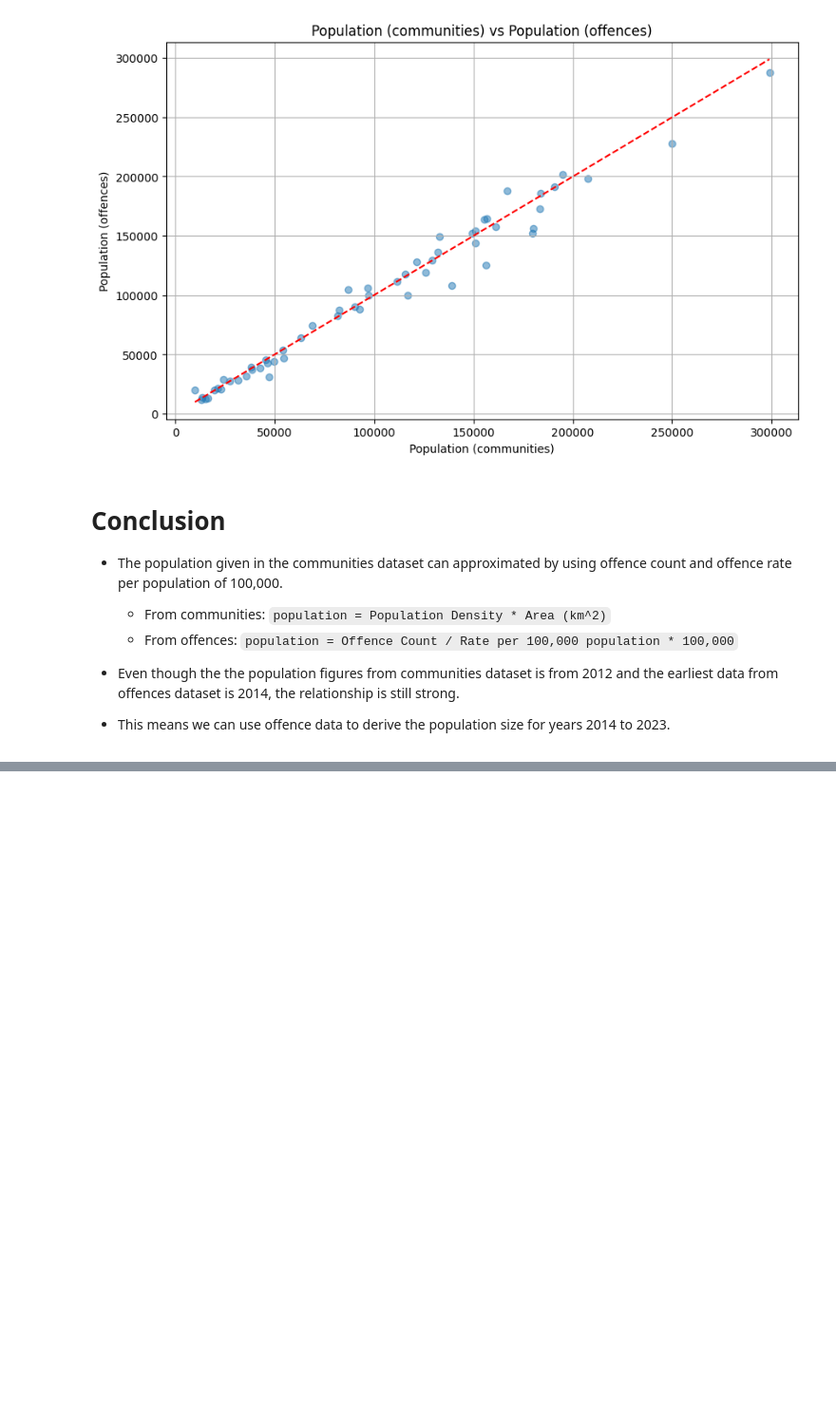
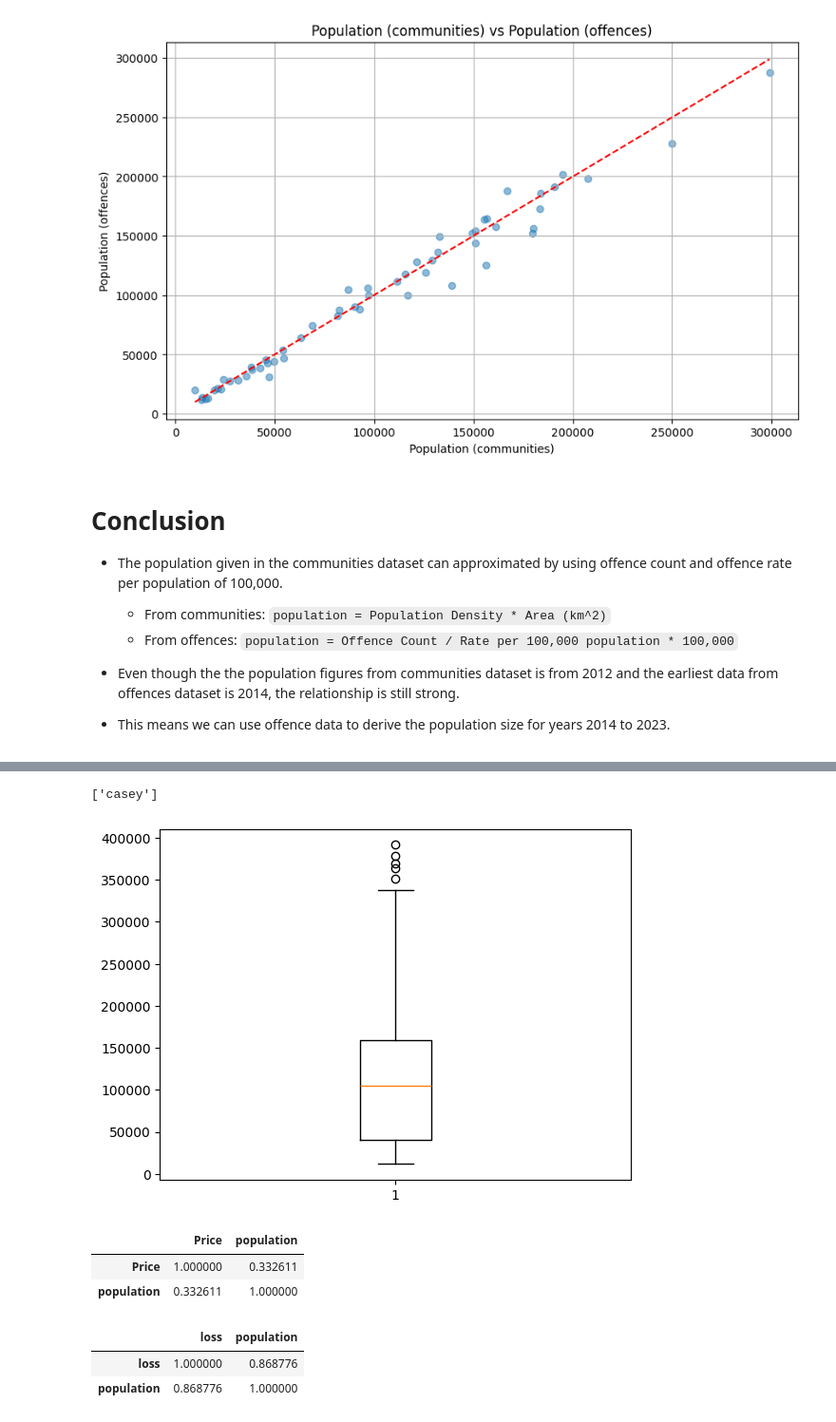
Before and after one commit to khangluong2004/COMP20008_Assignment2, a Jupyter notebook: michael/eda_new.ipynb, the cells around one changed output, grey strips where cells are left out. Shown at 95% size. Saved outputs shown, nothing was run; the diff lists cells and outputs as text; code cells hidden in the pictures; blank space fills up the shorter version.

```diff
--- a/michael/eda_new.ipynb
+++ b/michael/eda_new.ipynb
@@ -311,0 +349,59 @@ root_mean_squared_error:  10742.5781587695
+# %%
+plt.boxplot(population_data['population'])
+population_data['population'].describe()
+
+# Find outliers
+# cleaned_offences
+outlier_rows_combined = []
+
+for year, group in population_data.groupby('year'):
+    # print(f'Year: {year}')
+    Q1 = group['population'].quantile(0.25)
+    Q3 = group['population'].quantile(0.75)
+    IQR = Q3 - Q1
+    lower_bound = Q1 - 1.5 * IQR
+    upper_bound = Q3 + 1.5 * IQR
+    outliers = group['population'][(group['population'] < lower_bound) | (group['population'] > upper_bound)]
+    # print(outliers)
+    # print(cleaned_offences.loc[outliers.index])
+    outlier_rows = population_data.loc[outliers.index]
+    # print(outlier_rows[])
+    outlier_rows_combined.append(outlier_rows)
+
+
+outlier_rows = pd.concat(outlier_rows_combined)
+print(outlier_rows['lga'].unique())
+
+# population_data = population_data.loc[population_data['lga'] != 'casey']
+# %% [output]
+['casey']
+[figure, added]
+# %%
+# Check Pearson Correlation between housing prices and population
+
+housing_prices_melted = pd.melt(cleaned_housing_prices.reset_index(), id_vars=['LGA'], var_name='Year', value_name='Price')
+housing_prices_melted['Year'] = housing_prices_melted['Year'].astype(int)
+
+merged = pd.merge(housing_prices_melted, population_data, left_on=['LGA', 'Year'], right_on=['lga', 'year'], how='inner')
+merged[['Price', 'population']].corr()
+
+# Output: 0.332611
+# There is a weak positive correlation between housing prices and population
+# %% [output]
+|  | Price | population |
+| Price | 1.000000 | 0.332611 |
+| population | 0.332611 | 1.000000 |
+# %%
+# Check Pearson Correlation between EGM loss and population
+
+cleaned_egm_melted['Year'] = cleaned_egm_melted['Year'].astype(int)
+
+merged = pd.merge(cleaned_egm_melted, population_data, left_on=['LGA', 'Year'], right_on=['lga', 'year'], how='inner')
+merged[['loss', 'population']].corr()
+
+# Output: 0.868776
+# There is a strong positive correlation
+# %% [output]
+|  | loss | population |
+| loss | 1.000000 | 0.868776 |
+| population | 0.868776 | 1.000000 |
```
Also changed, not shown: parts of 3 cells of this notebook.
